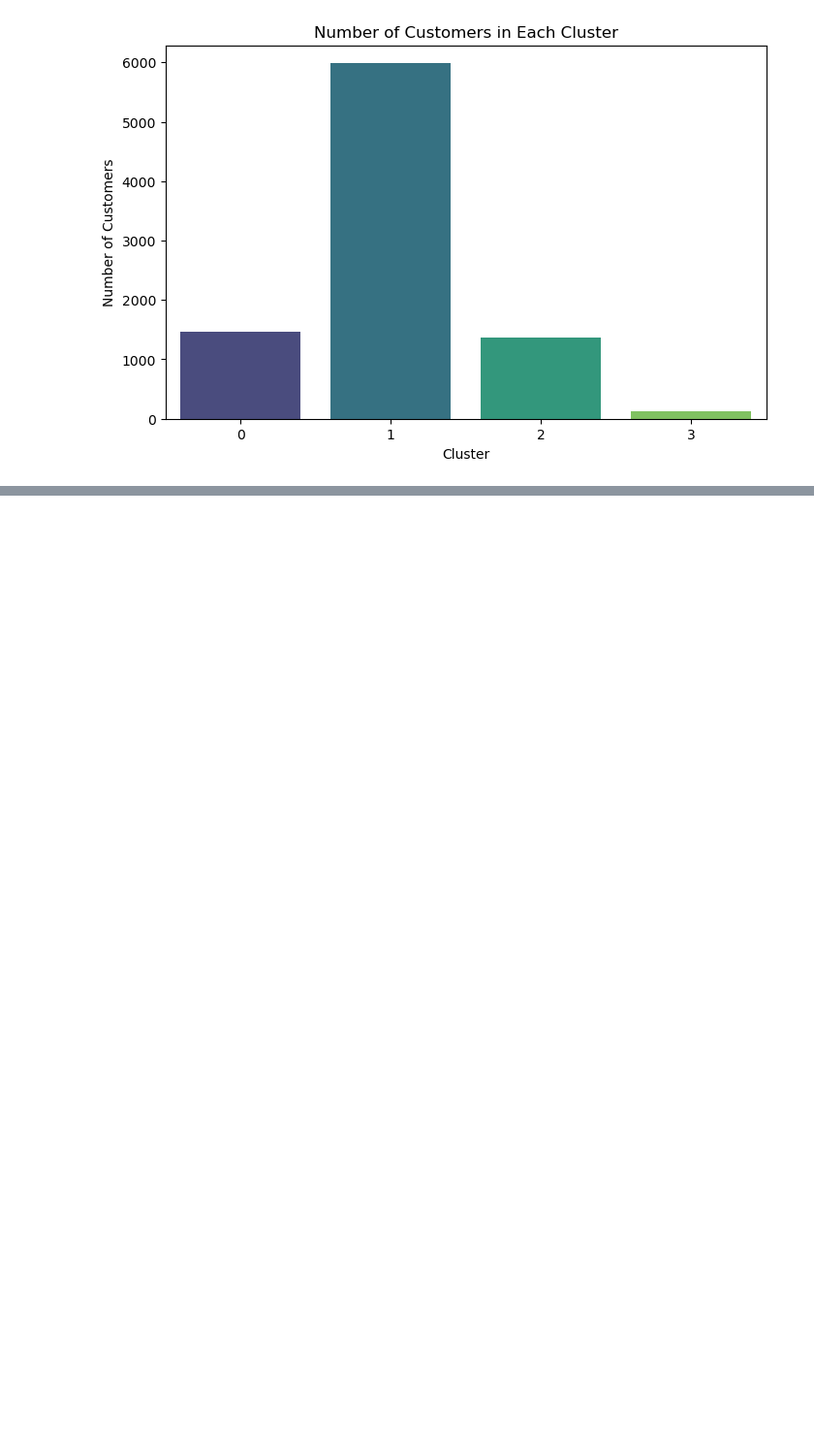
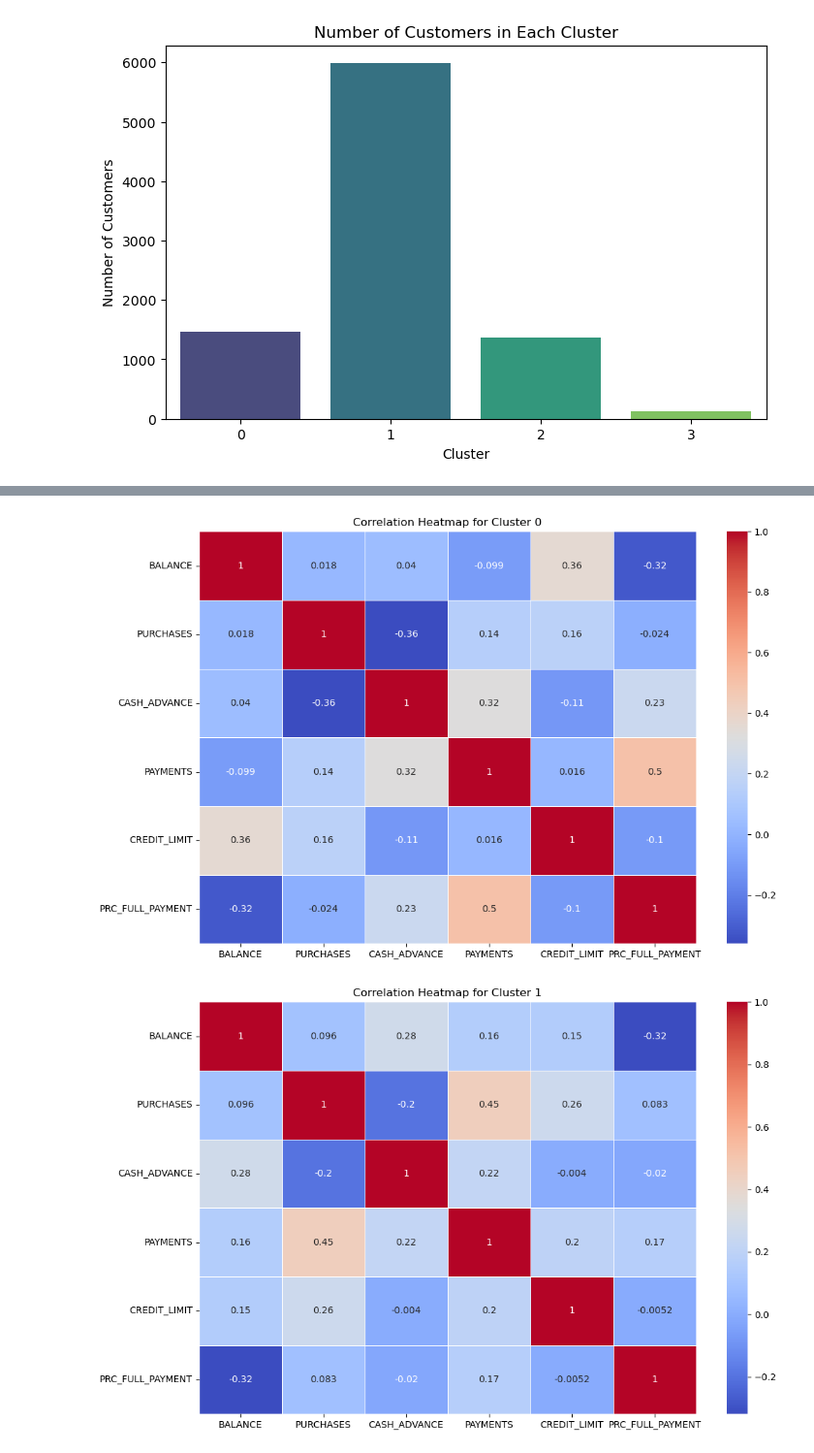
Before and after one commit to MiltonGreat/1.-Exploratory-Analysis-of-Credit-Card-Transactions-, a Jupyter notebook: Credit Card Dataset for Clustering.ipynb, the cells around one changed output, grey strips where cells are left out. Shown at 97% size. Drawn from its saved outputs; the diff is of its cells as text; code cells hidden in the pictures; blank space fills up the shorter version.

```diff
--- a/Credit Card Dataset for Clustering.ipynb
+++ b/Credit Card Dataset for Clustering.ipynb
@@ -322,0 +435,13 @@ Passing `palette` without assigning `hue` is deprecated and will be removed in v
+# %%
+# Customer Retention and Strategy
+
+# Correlation analysis within each cluster
+for cluster_id in range(optimal_k):
+    cluster_data = df[df['Cluster'] == cluster_id]
+    plt.figure(figsize=(12, 8))
+    sns.heatmap(cluster_data[features_to_profile].corr(), annot=True, cmap='coolwarm', linewidths=0.5)
+    plt.title(f'Correlation Heatmap for Cluster {cluster_id}')
+    plt.show()
+# %% [output]
+[figure, added]
+[figure, added]
```
Also changed, not shown: parts of 4 cells of this notebook.
